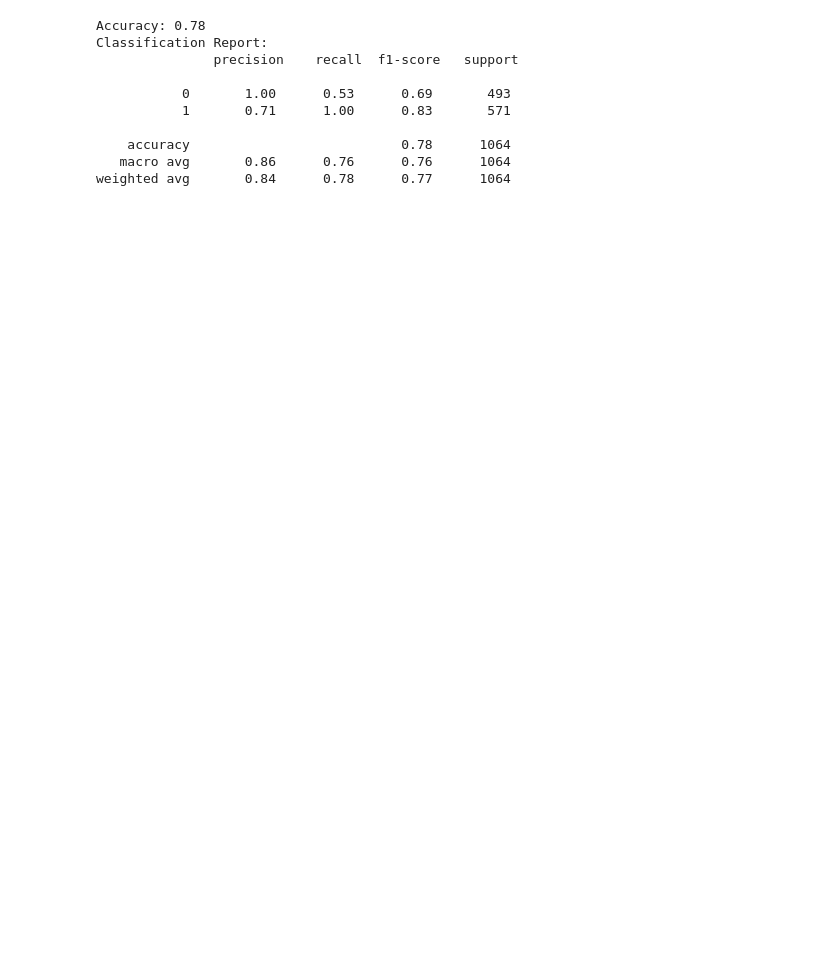
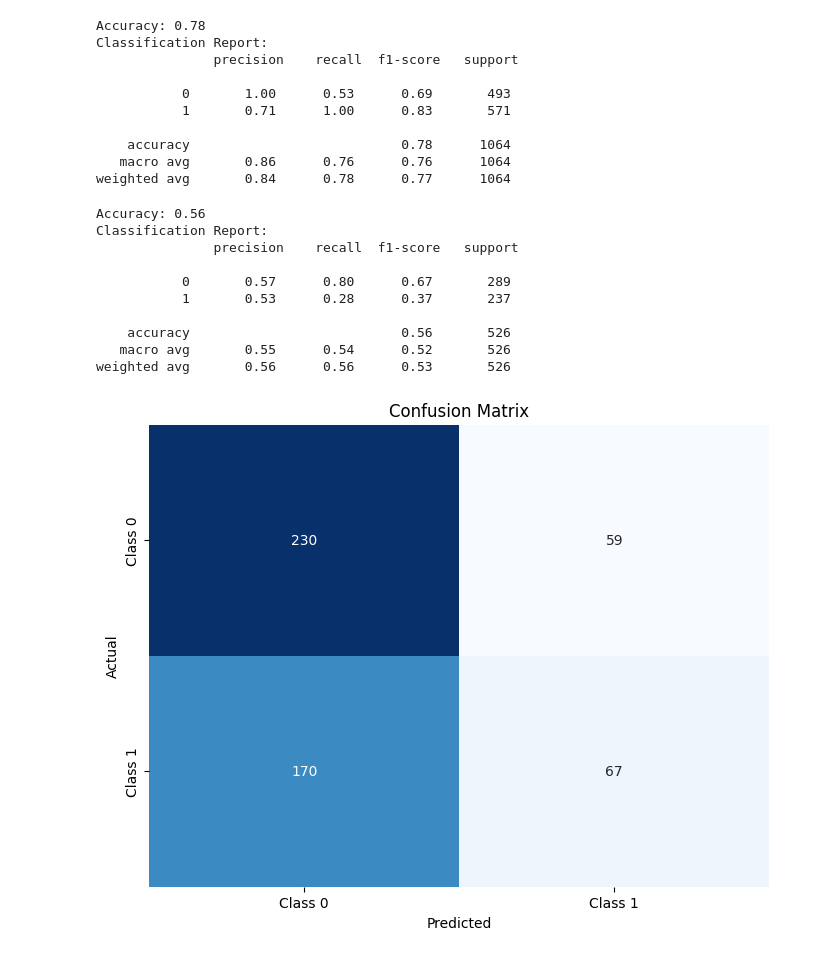
Before and after one commit to vratins/PromoterStrength, a Jupyter notebook: train_classifier.ipynb, the cells around one changed output. Saved outputs shown, nothing was run; the diff lists cells and outputs as text; code cells hidden in the pictures; blank space fills up the shorter version.

```diff
--- a/train_classifier.ipynb
+++ b/train_classifier.ipynb
@@ -156,0 +404,52 @@ weighted avg       0.84      0.78      0.77      1064
+# %%
+# train another model on weak vs. strong
+
+df = pd.read_csv('train_data_clf_mean.csv')
+df.drop(df[df['Strengths'] == -1].index, inplace=True)
+
+X = df.drop(columns=['Sequences','Strengths'], axis=1)
+y = df['Strengths']
+
+# Split the data into training and testing sets
+X_train, X_test, y_train, y_test = train_test_split(X, y, test_size=0.2, random_state=42)
+
+# Initialize an XGBoost classifier
+xgb_classifier = xgb.XGBClassifier()
+
+# Train the classifier
+xgb_classifier.fit(X_train, y_train)
+
+# Make predictions on the test set
+y_pred = xgb_classifier.predict(X_test)
+
+# Evaluate the accuracy
+accuracy = accuracy_score(y_test, y_pred)
+print(f'Accuracy: {accuracy:.2f}')
+
+# Classification Report for more detailed metrics
+print("Classification Report:\n", classification_report(y_test, y_pred))
+
+# Step 5: Create Confusion Matrix
+conf_matrix = confusion_matrix(y_test, y_pred)
+
+# Step 6: Plot Confusion Matrix using seaborn
+plt.figure(figsize=(8, 6))
+sns.heatmap(conf_matrix, annot=True, fmt='d', cmap='Blues', cbar=False,
+            xticklabels=['Class 0', 'Class 1'],
+            yticklabels=['Class 0', 'Class 1'])
+plt.title('Confusion Matrix')
+plt.xlabel('Predicted')
+plt.ylabel('Actual')
+plt.show()
+# %% [output]
+Accuracy: 0.56
+Classification Report:
+               precision    recall  f1-score   support
+
+           0       0.57      0.80      0.67       289
+           1       0.53      0.28      0.37       237
+
+    accuracy                           0.56       526
+   macro avg       0.55      0.54      0.52       526
+weighted avg       0.56      0.56      0.53       526
+[figure, added]
```
Also changed, not shown: parts of 12 cells of this notebook, 2 other files.
